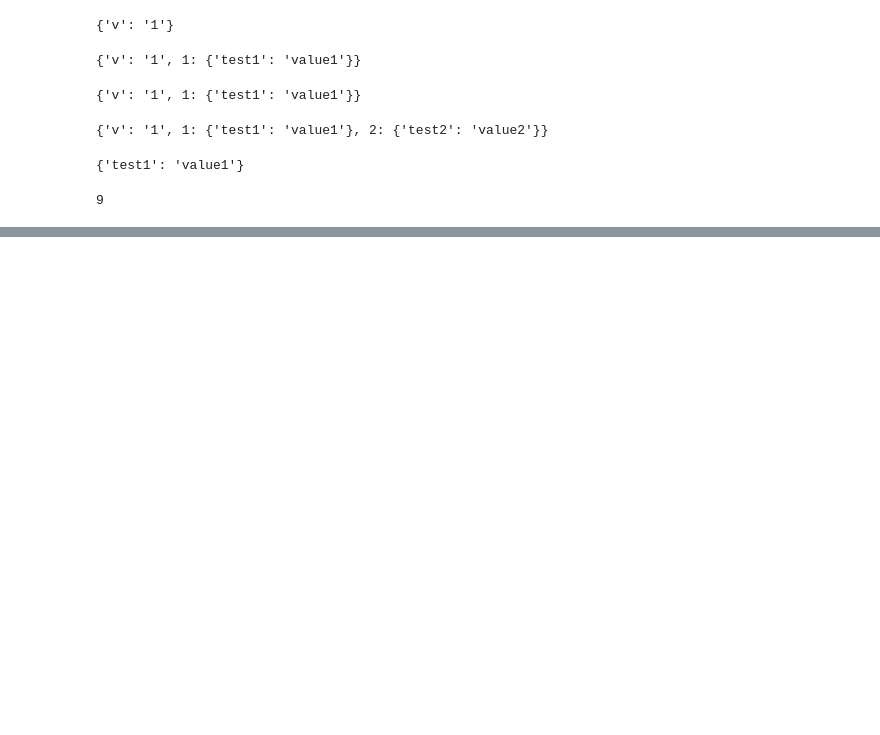
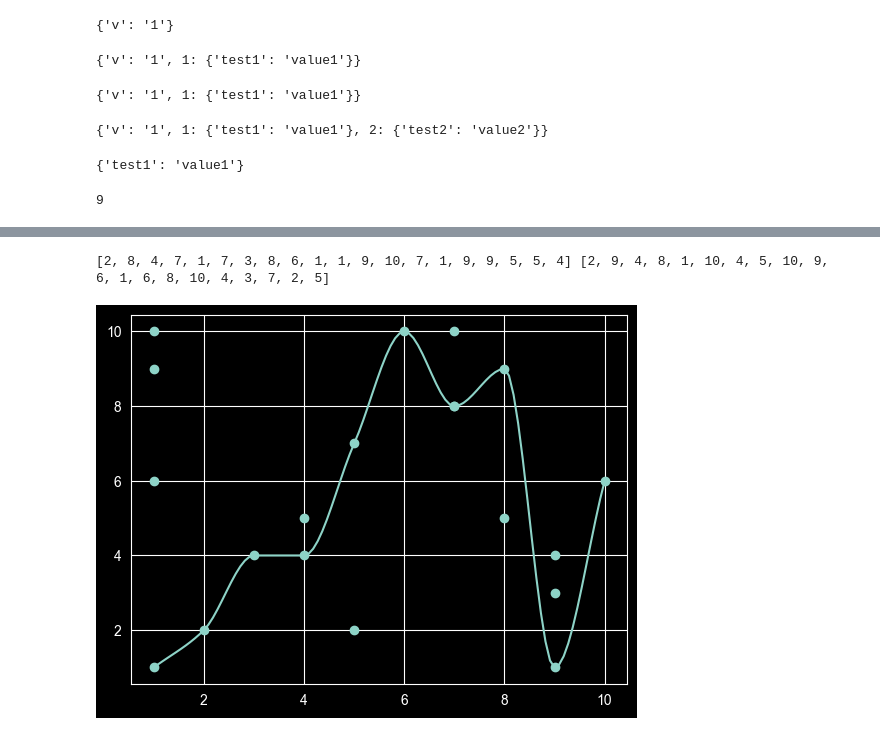
Before and after one commit to TheodoreDev/TIPE, a Jupyter notebook: .code/test-file/function_testing.ipynb, the cells around one changed output, grey strips where cells are left out. Cells and saved outputs as stored; diff of their text form; code cells hidden in the pictures; blank space fills up the shorter version.

```diff
--- a/.code/test-file/function_testing.ipynb
+++ b/.code/test-file/function_testing.ipynb
@@ -67,0 +99,63 @@ writing(f"../v2/simu-saves/simu_score_Nplanes_Nperplane_h_v7.1.ted", values)
+# %%
+def getPCHIPInterpolator(fx, fy, smooth):
+    n = len(fx)
+    if n < 2:
+        return fx, fy
+
+    h = [fx[i+1] - fx[i] for i in range(n - 1)]         # x step list btw two points
+    delta = [(fy[i+1] - fy[i]) / h[i] for i in range(n - 1)]    # slope list btw two points
+
+    d = [0.0]*n
+    # Fritsch-Carlson formula to keep monotony
+    for i in range(1, n - 1):
+        # Blocking oscillation if 2 adjacent slopes are opposite sign
+        if delta[i-1] * delta[i] <= 0:
+            d[i] = 0.0
+        # weighted average favoring the least steep slope
+        else:
+            w1 = 2*h[i] + h[i-1]
+            w2 = h[i] + 2*h[i-1]
+            d[i] = (w1 + w2) / (w1/delta[i-1] + w2/delta[i])
+
+    # Extremity slopes
+    d[0] = delta[0] if (n > 1 and delta[0] != 0) else 0.0
+    d[-1] = delta[-1] if (n > 1 and delta[-1] != 0) else 0.0
+
+    # Interpolation coo
+    step = (fx[-1] - fx[0]) / (smooth-1)
+    xs = [fx[0] + i*step for i in range(smooth)]
+    ys = []
+
+    for x in xs:
+        if x <= fx[0]:
+            ys.append(fy[0])
+            continue
+        if x >= fx[-1]:
+            ys.append(fy[-1])
+            continue
+
+        k = 0
+        while k < n-2 and x > fx[k+1]:
+            k += 1
+
+        t = (x - fx[k])/h[k]
+        h00 = 2*t**3 - 3*t**2 + 1
+        h10 = t**3 - 2*t**2 + t
+        h01 = -2*t**3 + 3*t**2
+        h11 = t**3 - t**2
+
+        ys.append(fy[k]*h00 + h[k]*d[k]*h10 + fy[k+1]*h01 + h[k]*d[k+1]*h11)
+
+    return xs, ys
+
+print(fx, fy)
+plt.scatter(fx, fy)
+fx_n, fy_n = np.array(fx), np.array(fy)
+fx_u, index_u = np.unique(fx_n, return_index=True)
+fy_u = fy_n[index_u]
+xs2, ys2 = getPCHIPInterpolator(fx_u, fy_u, 100)
+plt.plot(xs2, ys2)
+plt.show()
+# %% [output]
+[2, 8, 4, 7, 1, 7, 3, 8, 6, 1, 1, 9, 10, 7, 1, 9, 9, 5, 5, 4] [2, 9, 4, 8, 1, 10, 4, 5, 10, 9, 6, 1, 6, 8, 10, 4, 3, 7, 2, 5]
+[figure, added]
```
Also changed, not shown: parts of 4 cells of this notebook, 5 other files.
